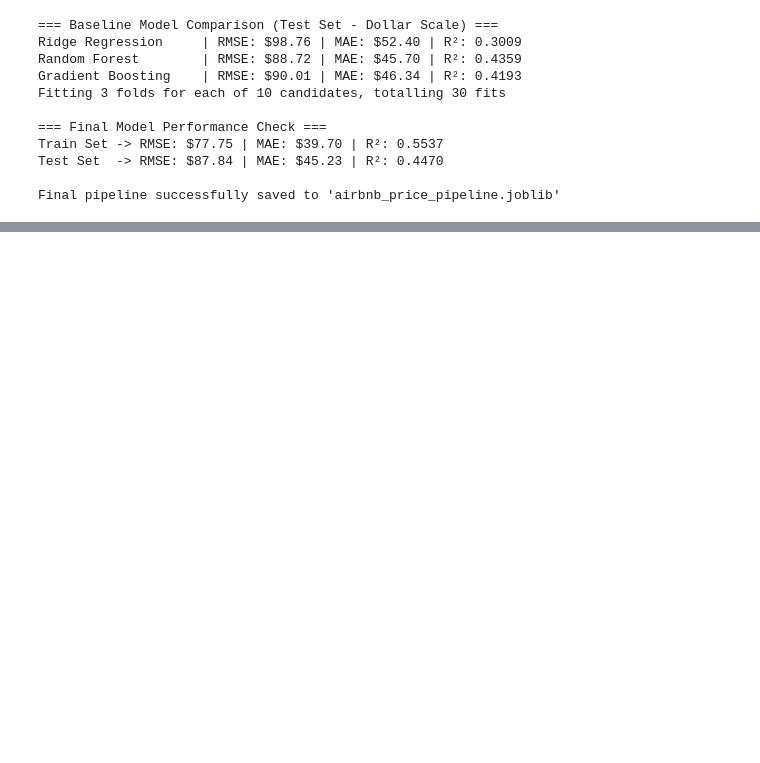
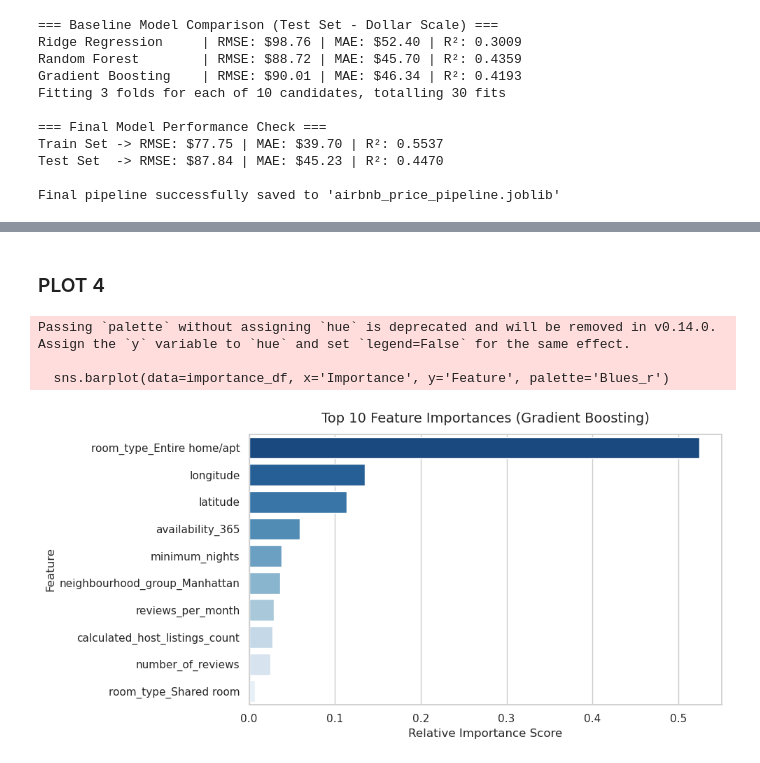
Before and after one commit to manush-py/202618028_Manush-Doshi_DS605, a Jupyter notebook: 202618028_Lab_4/code.ipynb, the cells around one changed output, grey strips where cells are left out. Drawn from its saved outputs; the diff is of its cells as text; code cells hidden in the pictures; blank space fills up the shorter version.

```diff
--- a/202618028_Lab_4/code.ipynb
+++ b/202618028_Lab_4/code.ipynb
@@ -185,0 +289,33 @@ Final pipeline successfully saved to 'airbnb_price_pipeline.joblib'
+# %% [markdown]
+### PLOT 4
+# %%
+# Extract the trained regressor and feature names from the pipeline
+regressor = best_pipeline.named_steps['regressor']
+preprocessor = best_pipeline.named_steps['preprocessor']
+
+num_features = preprocessor.named_transformers_['num'].get_feature_names_out().tolist()
+cat_features = preprocessor.named_transformers_['cat'].get_feature_names_out().tolist()
+all_features = num_features + cat_features
+
+# Calculate feature importance
+importances = regressor.feature_importances_
+importance_df = pd.DataFrame({
+    'Feature': all_features,
+    'Importance': importances
+}).sort_values(by='Importance', ascending=False).head(10)
+
+plt.figure(figsize=(10, 5))
+sns.barplot(data=importance_df, x='Importance', y='Feature', palette='Blues_r')
+
+plt.title('Top 10 Feature Importances (Gradient Boosting)', fontsize=14, pad=12)
+plt.xlabel('Relative Importance Score', fontsize=12)
+plt.ylabel('Feature', fontsize=12)
+
+plt.tight_layout()
+plt.savefig('plot4_feature_importance.png', dpi=300)
+plt.show()
+# %% [output]
+Passing `palette` without assigning `hue` is deprecated and will be removed in v0.14.0. Assign the `y` variable to `hue` and set `legend=False` for the same effect.
+
+  sns.barplot(data=importance_df, x='Importance', y='Feature', palette='Blues_r')
+[figure, added]
```
Also changed, not shown: parts of 14 cells of this notebook, 9 other files.
